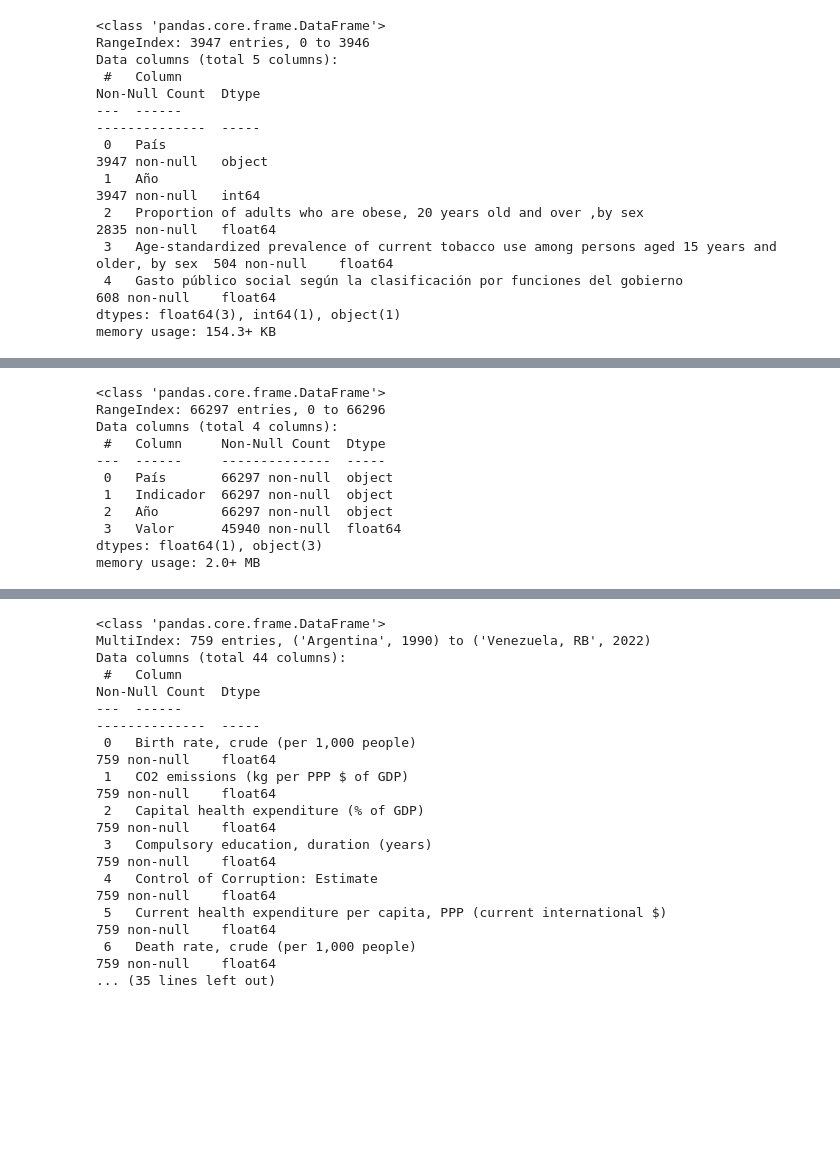
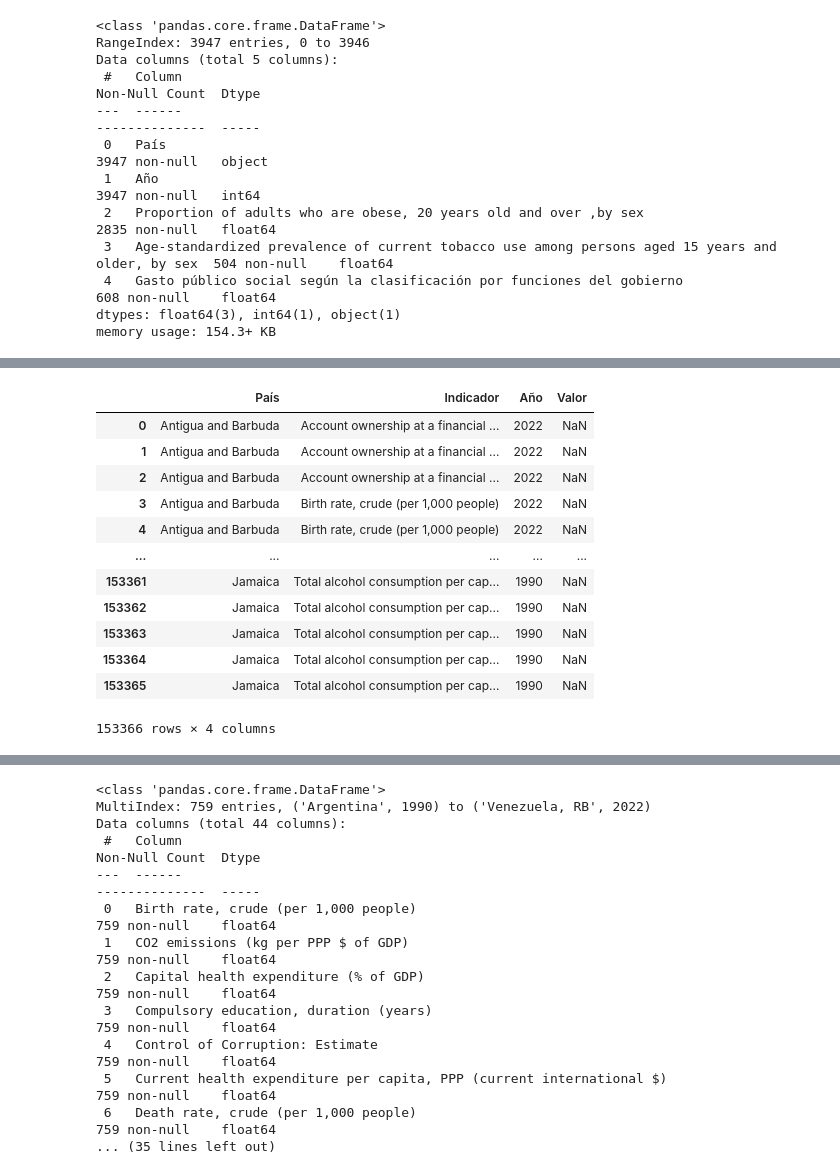
Before and after one commit to HaiderInfante/proyecto_final_bootcamp_henry, a Jupyter notebook: EDA1.ipynb, the cells around one changed output, grey strips where cells are left out. Drawn from its saved outputs; the diff is of its cells as text; code cells hidden in the pictures; blank space fills up the shorter version.

```diff
--- a/EDA1.ipynb
+++ b/EDA1.ipynb
@@ -793,18 +789,3 @@ Data columns (total 5 columns):
  4   Gasto público social según la clasificación por funciones del gobierno                            608 non-null    float64
 dtypes: float64(3), int64(1), object(1)
 memory usage: 154.3+ KB
-# %%
-#Revisar este codigo
-
-# Crear la columna "Indicador" combinando las tres columnas específicas
-concatenated_df3["Indicador"] = concatenated_df3[["Proportion of adults who are obese, 20 years old and over ,by sex", "Age-standardized prevalence of current tobacco use among persons aged 15 years and older, by sex", "Gasto público social según la clasificación por funciones del gobierno"]].astype(str).apply(lambda x: ' '.join(x.dropna()), axis=1)
-
-# Seleccionar solo las columnas que necesitas de concatenated_df3
-concatenated_df3 = concatenated_df3[["Country", "Año", "Indicador", "Valor"]]
-
-# Restablecer los índices antes de la concatenación
-concatenated_df2.reset_index(drop=True, inplace=True)
-columnas_necesarias.reset_index(drop=True, inplace=True)
-
-# Concatenar concatenated_df2 y columnas_necesarias
-concatenated_df2_df3 = pd.concat([concatenated_df2, concatenated_df3], ignore_index=True)
@@ -829,16 +878,0 @@ concatenated_df2_df3
-# %%
-#Vemos la estructura de variables y filas
-#Observamos que hay muchos nulos en la columna de los vaores numericos, que haya que analiza en detalle
-concatenated_df2_df3.info()
-# %% [output]
-<class 'pandas.core.frame.DataFrame'>
-RangeIndex: 66297 entries, 0 to 66296
-Data columns (total 4 columns):
- #   Column     Non-Null Count  Dtype
----  ------     --------------  -----
- 0   País       66297 non-null  object
- 1   Indicador  66297 non-null  object
- 2   Año        66297 non-null  object
- 3   Valor      45940 non-null  float64
-dtypes: float64(1), object(3)
-memory usage: 2.0+ MB
@@ -845,3 +888,19 @@ memory usage: 2.0+ MB
+# %%
+concatenated_df2_df3
+# %% [output]
+|  | País | Indicador | Año | Valor |
+| 0 | Antigua and Barbuda | Account ownership at a financial ... | 2022 | NaN |
+| 1 | Antigua and Barbuda | Account ownership at a financial ... | 2022 | NaN |
+| 2 | Antigua and Barbuda | Account ownership at a financial ... | 2022 | NaN |
+| 3 | Antigua and Barbuda | Birth rate, crude (per 1,000 people) | 2022 | NaN |
+| 4 | Antigua and Barbuda | Birth rate, crude (per 1,000 people) | 2022 | NaN |
+| ... | ... | ... | ... | ... |
+| 153361 | Jamaica | Total alcohol consumption per cap... | 1990 | NaN |
+| 153362 | Jamaica | Total alcohol consumption per cap... | 1990 | NaN |
+| 153363 | Jamaica | Total alcohol consumption per cap... | 1990 | NaN |
+| 153364 | Jamaica | Total alcohol consumption per cap... | 1990 | NaN |
+| 153365 | Jamaica | Total alcohol consumption per cap... | 1990 | NaN |
+153366 rows × 4 columns
 # %%
 
 #Vamos a agrupar los indicadores por países y por año
```
Also changed, not shown: parts of 22 cells of this notebook, 5 other files.
